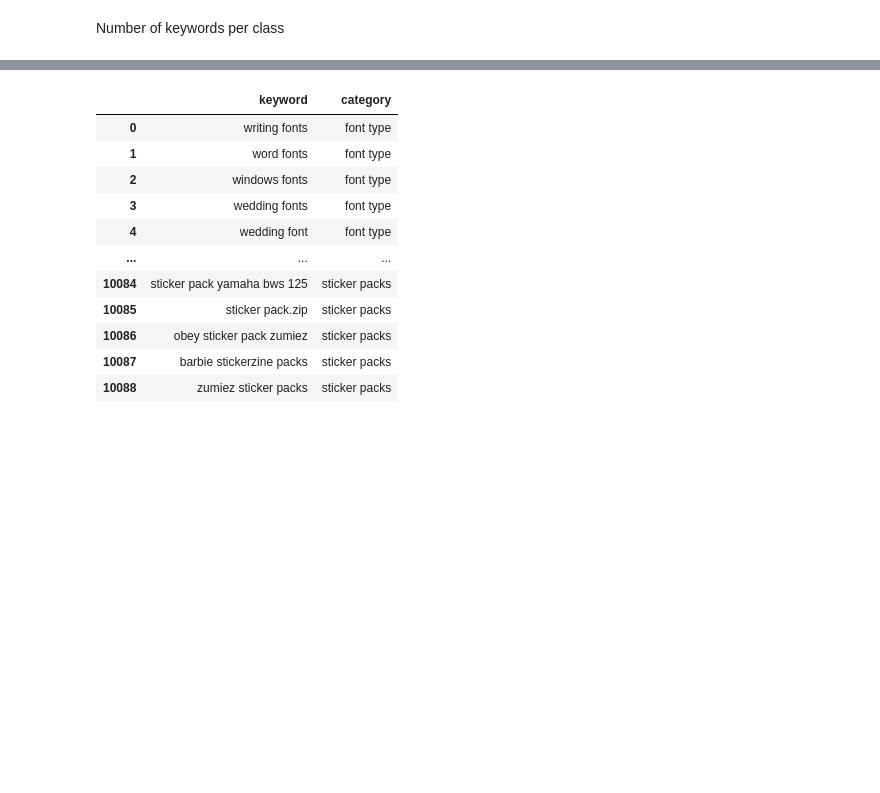
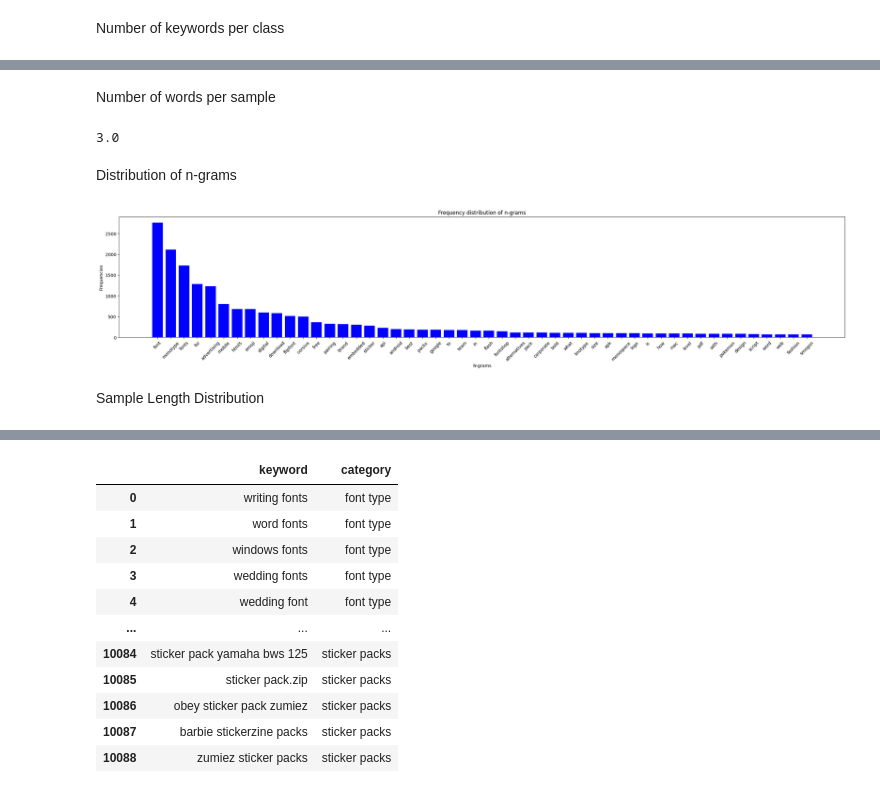
Before and after one commit to sandy-lee/keyword_classifier, a Jupyter notebook: keyword_classifier.ipynb, the cells around one changed output, grey strips where cells are left out. Saved outputs shown, nothing was run; the diff lists cells and outputs as text; code cells hidden in the pictures; blank space fills up the shorter version.

```diff
--- a/keyword_classifier.ipynb
+++ b/keyword_classifier.ipynb
@@ -63,0 +51,2 @@ Name: category, dtype: int64
+# %% [markdown]
+Number of words per sample
@@ -63,0 +55,6 @@ Name: category, dtype: int64
+# %%
+np.median(num_words)
+# %% [output]
+3.0
+# %% [markdown]
+Distribution of n-grams
@@ -63,0 +111,6 @@ Name: category, dtype: int64
+# %%
+plot_frequency_distribution_of_ngrams(keywords.keyword)
+# %% [output]
+[figure, added]
+# %% [markdown]
+Sample Length Distribution
```
Also changed, not shown: parts of 25 cells of this notebook.
